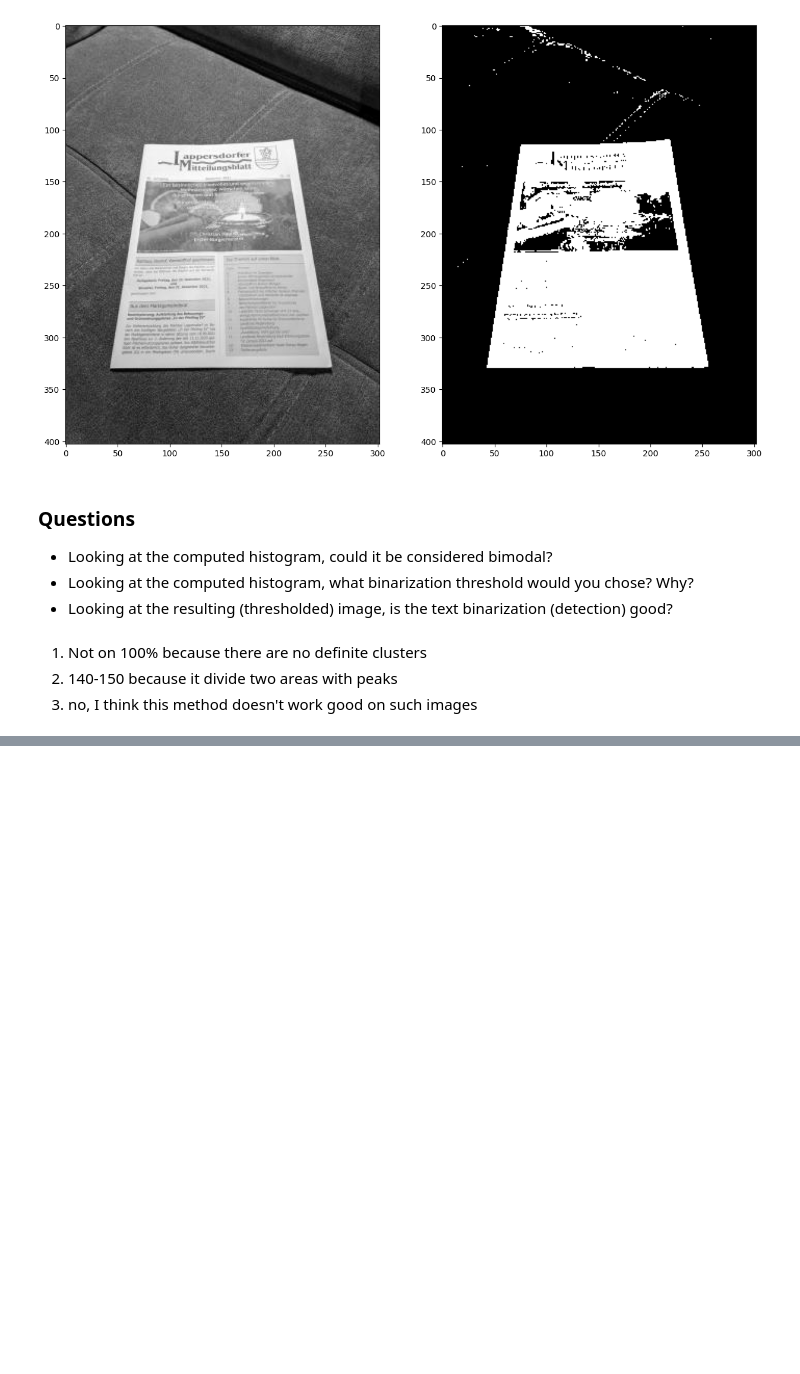
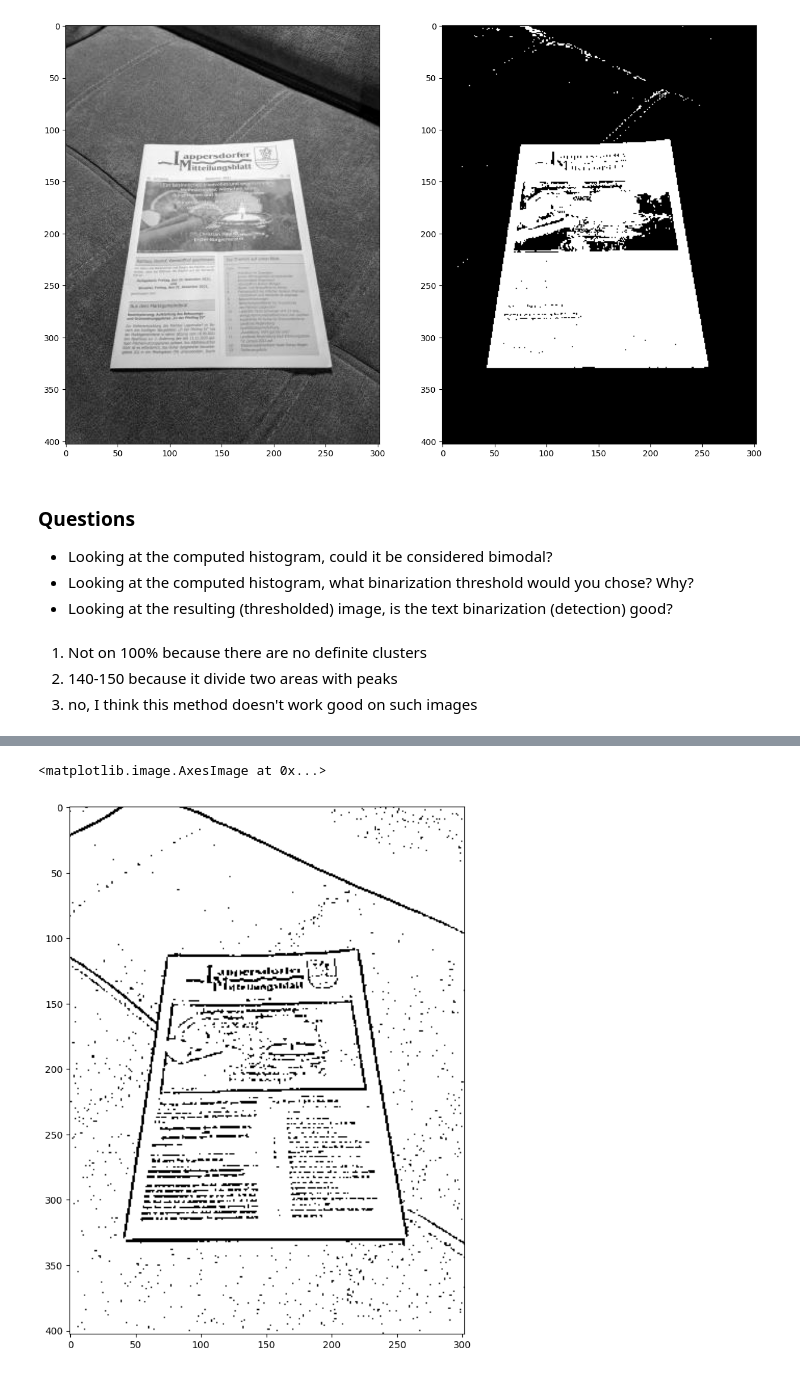
Before and after one commit to wpsoul/HOMEWORK_CV, a Jupyter notebook: 8/Homework.ipynb, the cells around one changed output, grey strips where cells are left out. Cells and saved outputs as stored; diff of their text form; code cells hidden in the pictures; blank space fills up the shorter version.

```diff
--- a/8/Homework.ipynb
+++ b/8/Homework.ipynb
@@ -97,0 +107,13 @@ plt.subplot(122), plt.imshow(img > opt_th, cmap='gray')
+# %%
+from skimage.filters import threshold_local
+img2 = cv2.imread('data/document.jpg')
+# %%
+V = cv2.split(cv2.cvtColor(img2, cv2.COLOR_BGR2HSV))[2]
+T = threshold_local(V, 15, offset=55, method="gaussian")
+
+# Apply the threshold operation
+thresh = (V > T).astype("uint8") * 255
+plt.imshow(adaptive, cmap='gray')
+# %% [output]
+<matplotlib.image.AxesImage at 0x...>
+[figure, added]
```
Also changed, not shown: parts of 1 cell of this notebook.
